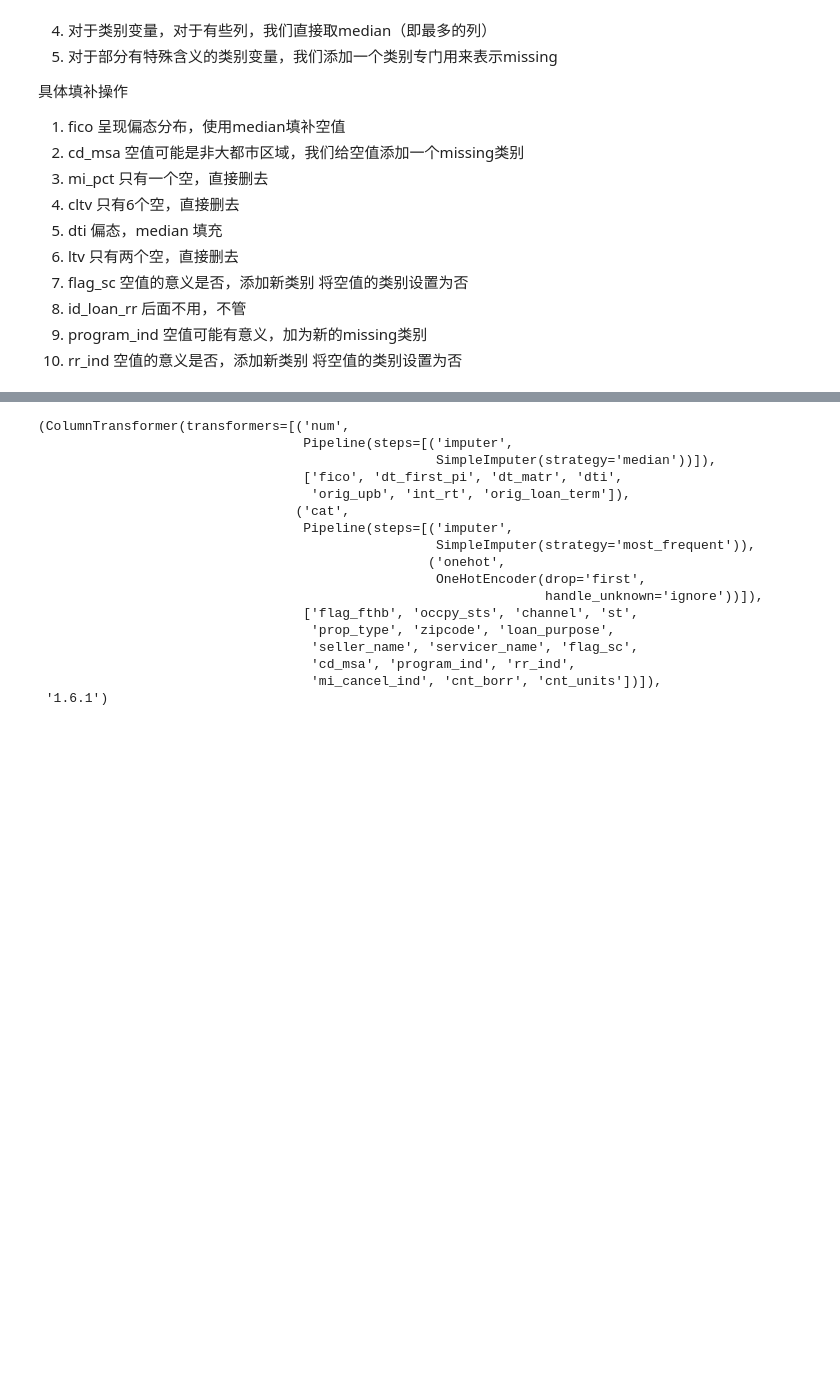
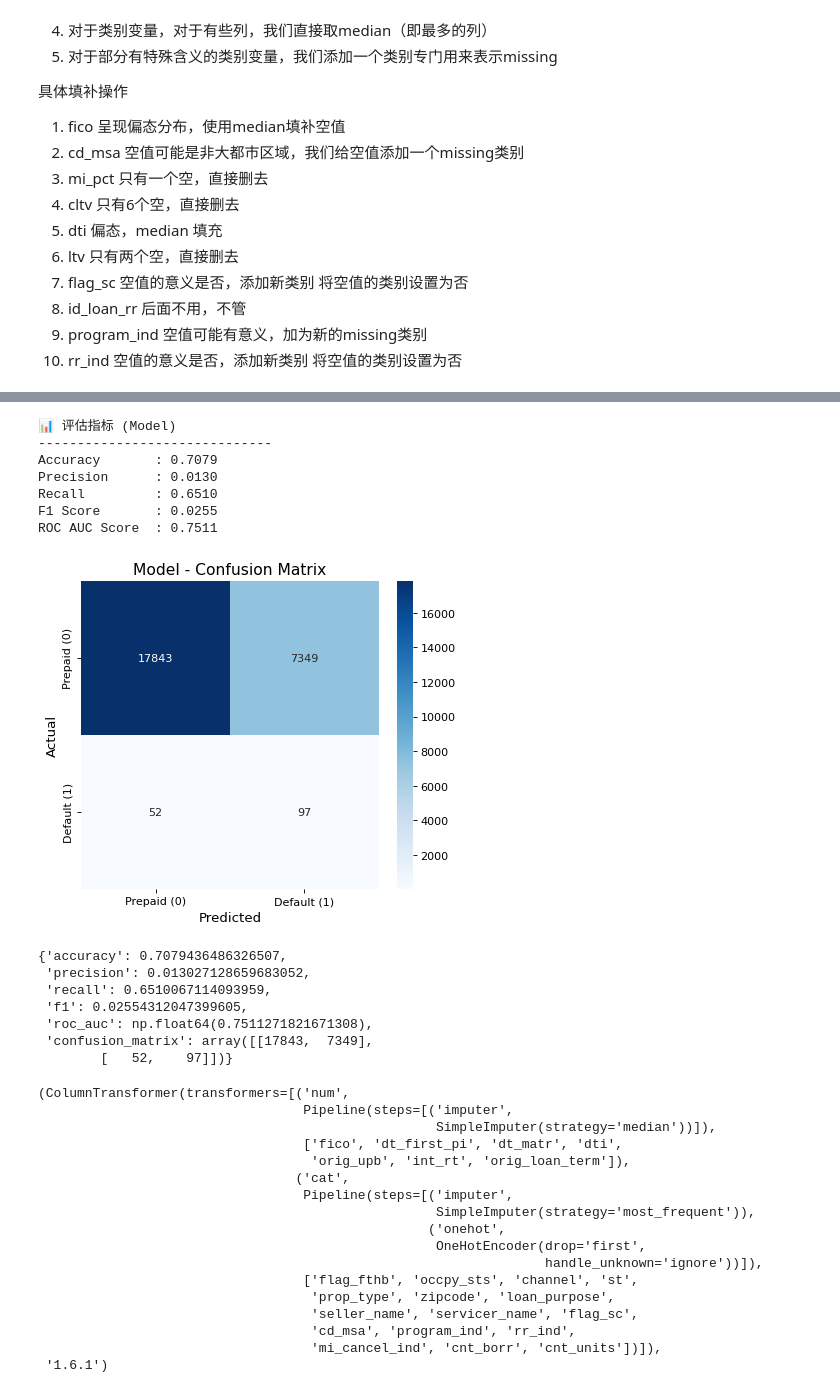
Before and after one commit to ormykingdown/MLP2, a Jupyter notebook: project2.ipynb, the cells around one changed output, grey strips where cells are left out. Saved outputs shown, nothing was run; the diff lists cells and outputs as text; code cells hidden in the pictures; blank space fills up the shorter version.

```diff
--- a/project2.ipynb
+++ b/project2.ipynb
@@ -300,3 +399,31 @@ See the caveats in the documentation: https://pandas.pydata.org/pandas-docs/stab
+# %%
+# 1. 构建用于建模的特征变量和目标变量
+# 对类别变量进行独热编码（注意：也可以用其他编码方式）
+X = pd.get_dummies(data_labeled[categorical_columns + numerical_columns], drop_first=True)
+y = data_labeled['target']
+
+# 2. 划分训练集和测试集（保持 target 分布，使用 stratify 参数）
+X_train, X_test, y_train, y_test = train_test_split(
+    X, y, test_size=0.2, stratify=y, random_state=42
+)
+# %%
+classification_model_fit(lr_model,X_test,y_test)
+# %% [output]
+📊 评估指标 (Model)
+------------------------------
+Accuracy       : 0.7079
+Precision      : 0.0130
+Recall         : 0.6510
+F1 Score       : 0.0255
+ROC AUC Score  : 0.7511
+[figure, added]
+{'accuracy': 0.7079436486326507,
+ 'precision': 0.013027128659683052,
+ 'recall': 0.6510067114093959,
+ 'f1': 0.02554312047399605,
+ 'roc_auc': np.float64(0.7511271821671308),
+ 'confusion_matrix': array([[17843,  7349],
+        [   52,    97]])}
 # %%
 # Re-import necessary libraries after code execution state reset
 from sklearn.pipeline import Pipeline
```
Also changed, not shown: parts of 6 cells of this notebook, 1 other file.
